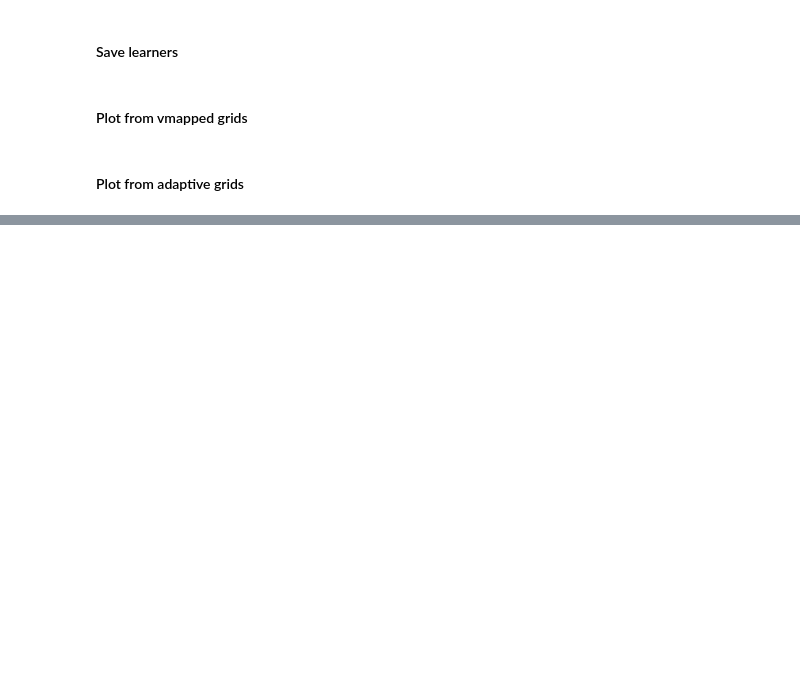
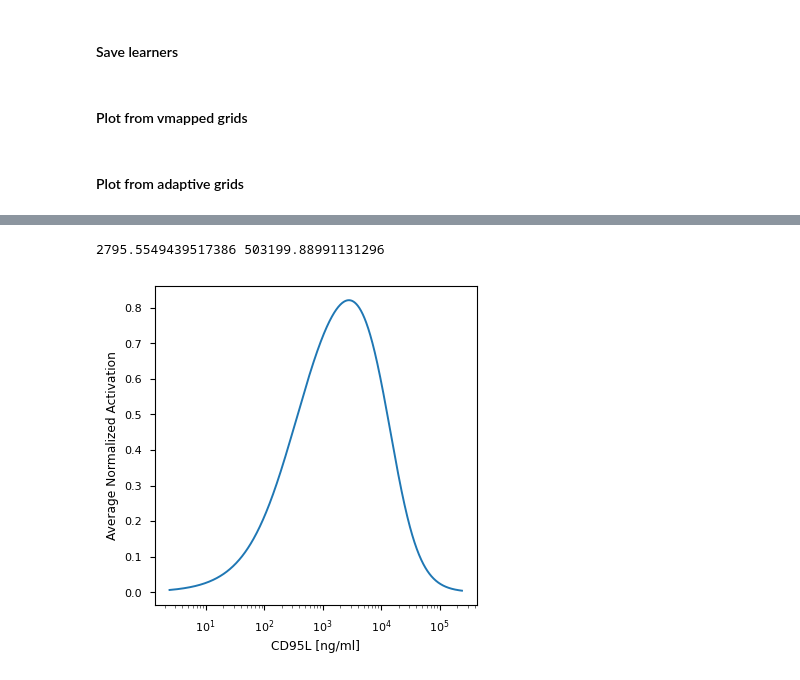
Before and after one commit to lena-lenkeit/neural-optimal-control, a Jupyter notebook: thesis-notebooks/apoptosis.ipynb, the cells around one changed output, grey strips where cells are left out. Cells and saved outputs as stored; diff of their text form; code cells hidden in the pictures; blank space fills up the shorter version.

```diff
--- a/thesis-notebooks/apoptosis.ipynb
+++ b/thesis-notebooks/apoptosis.ipynb
@@ -720,0 +1290,61 @@ plt.show()
+# %%
+# CD95 response curve
+
+
+def CD95act(CD95L, x):
+    k = [None] * 11
+
+    k[0] = 8.12e-4  # kon,FADD
+    k[1] = 0.00567  # koff,FADD
+    k[2] = 0.000492  # kon,p55
+    k[3] = 0.0114  # kcl,D216
+    k[4] = 4.47e-4  # kcl,D374,trans,p55
+    k[5] = 0.00344  # kcl,D374,trans,p43
+    k[6] = 0.0950  # kp18,inactive
+    k[7] = 0.000529  # kcl,BID
+    k[8] = 0.00152  # kcl,probe
+    k[9] = 8.98  # KD,R
+    k[10] = 15.4  # KD,L
+
+    # Active CD95 receptors, steady state solution (in response to CD95L / control)
+    CD95act = (
+        x[0] ** 3
+        * k[10] ** 2
+        * CD95L
+        / (
+            (CD95L + k[10])
+            * (
+                x[0] ** 2 * k[10] ** 2
+                + k[9] * CD95L**2
+                + 2 * k[9] * k[10] * CD95L
+                + k[9] * k[10] ** 2
+            )
+        )
+    )  # CD95act
+
+    return CD95act
+
+
+ligand_moles = 10 ** np.linspace(-1, 4, 1024)
+ligand_concentration = ligand_moles * conversion_factor
+
+act = 0
+for r in eval_environment_state.x0[:, 0]:
+    receptor = r
+    act = act + CD95act(ligand_moles, [receptor]) / receptor
+
+act = act / eval_environment_state.x0.shape[0]
+
+print(ligand_concentration[np.argmax(act)], ligand_concentration[np.argmax(act)]*180.0)
+
+plt.figure(figsize=(plot_half_width, plot_half_width))
+plt.xlabel("CD95L [ng/ml]")
+plt.ylabel("Average Normalized Activation")
+plt.xscale("log")
+plt.plot(ligand_concentration, act)
+plt.savefig(result_base_dir + "/receptor_activation.png", bbox_inches="tight")
+plt.savefig(result_base_dir + "/receptor_activation.svg", bbox_inches="tight")
+plt.show()
+# %% [output]
+2795.5549439517386 503199.88991131296
+[figure, added]
```
Also changed, not shown: parts of 22 cells of this notebook.
